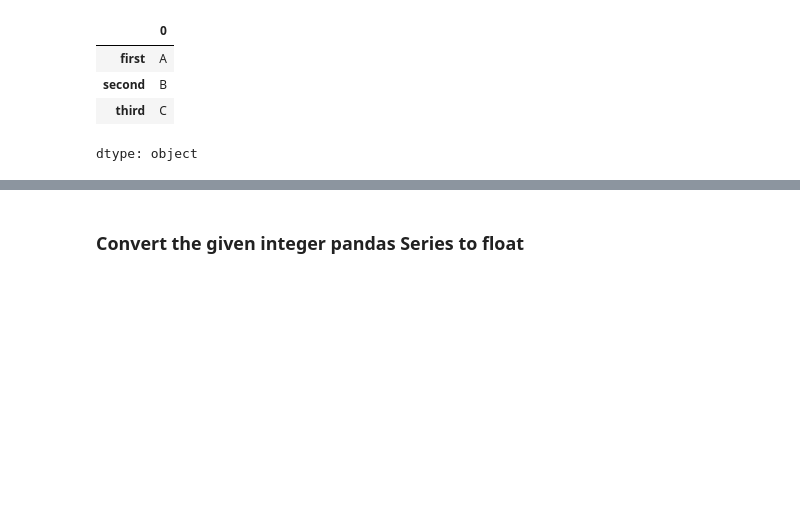
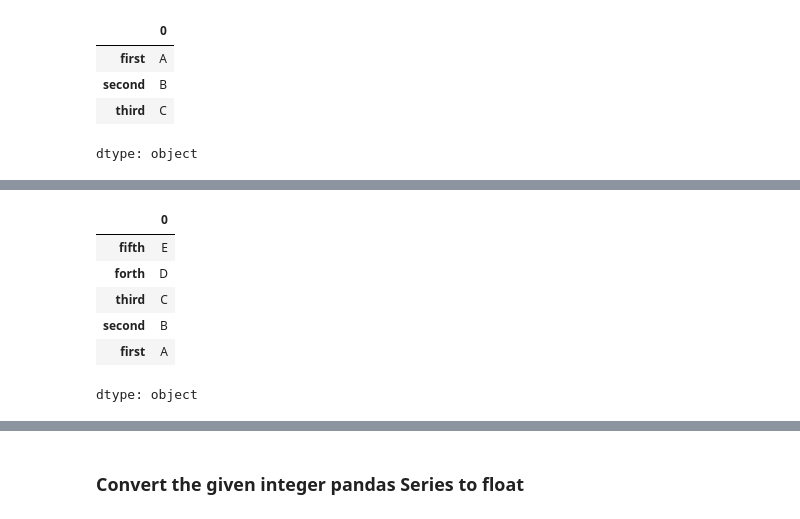
Before and after one commit to bmapara26/Numpy-Practice, a Jupyter notebook: 2 - Pandas Series exercises.ipynb, the cells around one changed output, grey strips where cells are left out. Cells and saved outputs as stored; diff of their text form; code cells hidden in the pictures; blank space fills up the shorter version.

```diff
--- a/2 - Pandas Series exercises.ipynb
+++ b/2 - Pandas Series exercises.ipynb
@@ -188,3 +209,17 @@ X[1:-1] # by position
+# %%
+# your code goes here
+X = pd.Series(['A','B','C','D','E'],
+              index=['first','second','third','forth','fifth'])
+# X.iloc[::-1]
+X[::-1]
+# %% [output]
+|  | 0 |
+| fifth | E |
+| forth | D |
+| third | C |
+| second | B |
+| first | A |
+dtype: object
 # %%
 X = pd.Series(['A','B','C','D','E'],
               index=['first','second','third','forth','fifth'])
```
Also changed, not shown: parts of 55 cells of this notebook.
